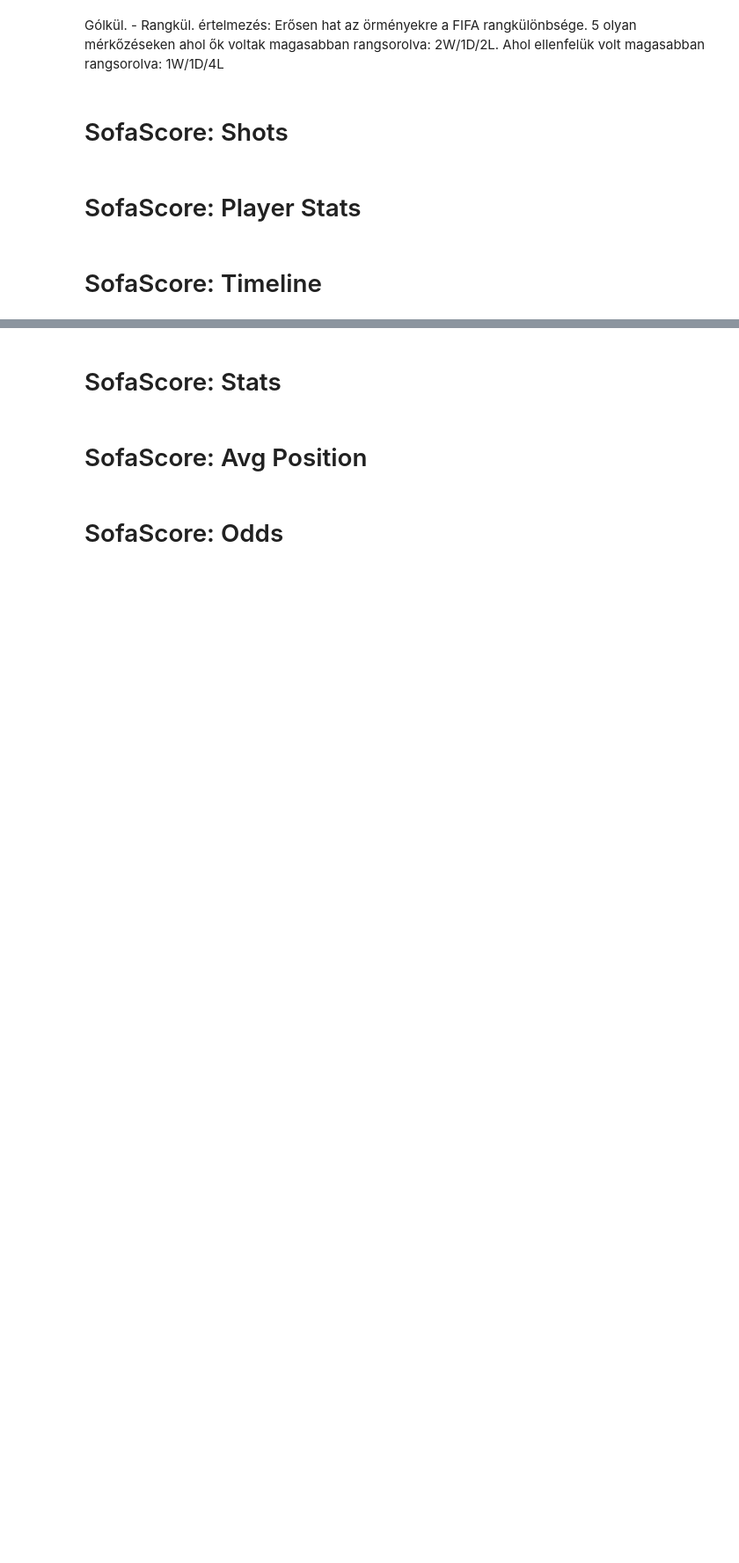
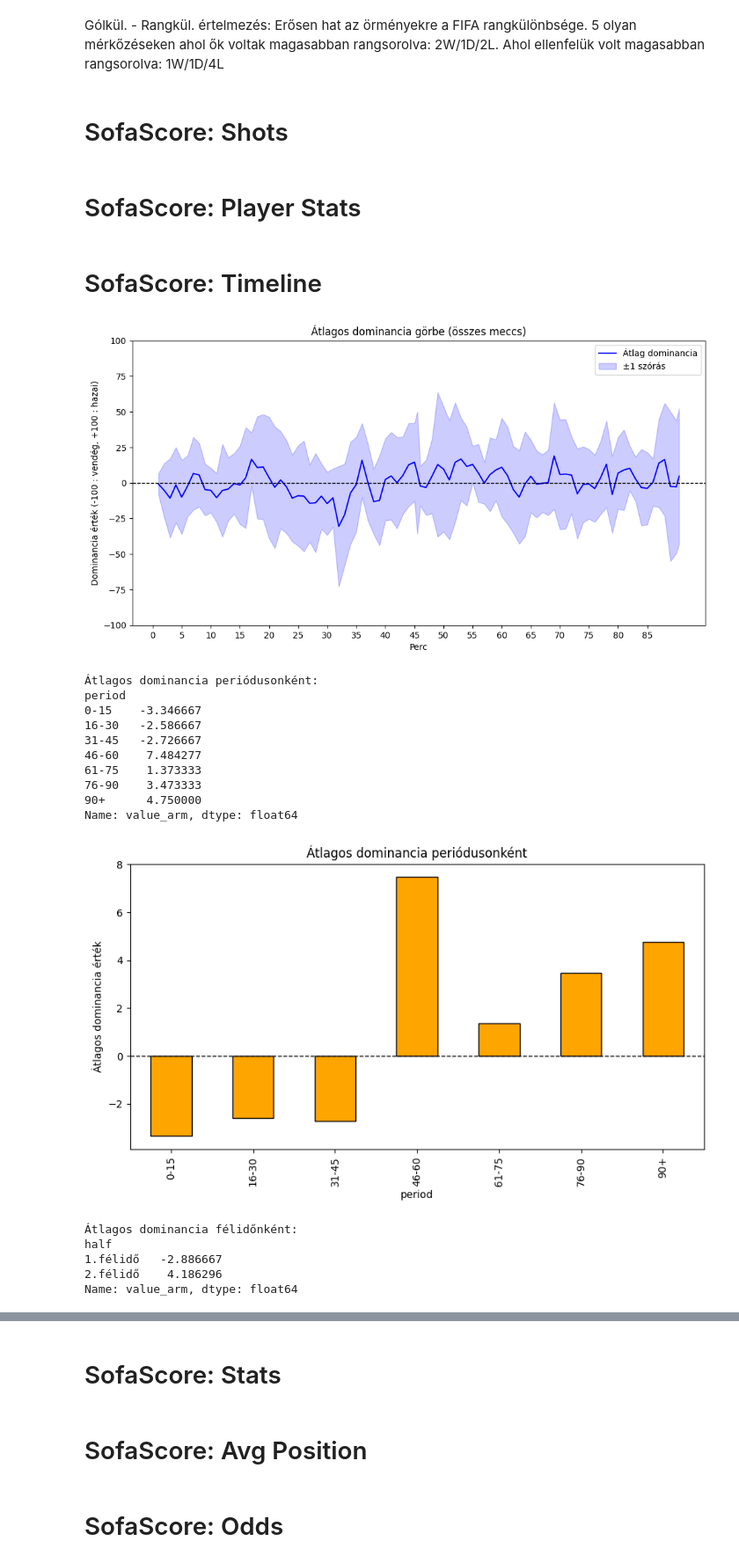
Before and after one commit to Admex666/TSDP, a Jupyter notebook: HUN-ARM/main.ipynb, the cells around one changed output, grey strips where cells are left out. Shown: that part at 88% size. Cells and saved outputs as stored; diff of their text form; code cells hidden in the pictures; blank space fills up the shorter version.

```diff
--- a/HUN-ARM/main.ipynb
+++ b/HUN-ARM/main.ipynb
@@ -974,13 +1044,17 @@ print(all_pstats.columns)
 # %%
 # SofaScore: All timelines
+
+import numpy as np
 
 all_tlines = pd.DataFrame()
 for key in sofascore_data.keys():
     game_tline = sofascore_data[key]['Timeline']
     game_name = key.split('.')[0].split('_')[-1]
     game_tline['game_name'] = game_name
+    home_name = game_name.split('-')[0]
+    game_tline['value_arm'] = game_tline.value * -1 if home_name != "ARM" else game_tline.value
 
     all_tlines = pd.concat([all_tlines, game_tline])
 
 print(all_tlines.columns)
-print(all_tlines.game_name.unique())
+print(all_tlines.sample(10))
@@ -3477,10 +3616,12 @@ print(matchlogs_df[['Opponent', 'Opponent_rank']])
 # %%
+# Dominancia
+
 import pandas as pd
 import matplotlib.pyplot as plt
 
 # 1. Átlagos timeline görbe az összes meccsre
-avg_tline = all_tlines.groupby("minute")["value"].mean()
-std_tline = all_tlines.groupby("minute")["value"].std()
+avg_tline = all_tlines.groupby("minute")["value_arm"].mean()
+std_tline = all_tlines.groupby("minute")["value_arm"].std()
 
 plt.figure(figsize=(12,6))
 plt.plot(avg_tline.index, avg_tline.values, label="Átlag dominancia", color="blue")
@@ -3497,32 +3638,50 @@ plt.ylabel("Dominancia érték (-100 : vendég, +100 : hazai)")
 plt.legend()
 plt.show()
 
 # 2. Periódus bontás
 bins = [0,15,30,45,60,75,90,95]  # hosszabbítás is külön
 labels = ["0-15","16-30","31-45","46-60","61-75","76-90","90+"]
 all_tlines["period"] = pd.cut(all_tlines["minute"], bins=bins, labels=labels, right=True)
 
-period_means = all_tlines.groupby("period")["value"].mean()
+period_means = all_tlines.groupby("period")["value_arm"].mean()
 print("\nÁtlagos dominancia periódusonként:")
 print(period_means)
 
 plt.figure(figsize=(10,5))
 period_means.plot(kind="bar", color="orange", edgecolor="black")
 plt.axhline(0, color="black", linestyle="--", linewidth=1)
 plt.title("Átlagos dominancia periódusonként")
 plt.ylabel("Átlagos dominancia érték")
 plt.show()
 
 # 3. Első vs második félidő
 all_tlines["half"] = all_tlines["minute"].apply(lambda x: "1.félidő" if x <= 45 else "2.félidő")
-half_means = all_tlines.groupby("half")["value"].mean()
+half_means = all_tlines.groupby("half")["value_arm"].mean()
 
 print("\nÁtlagos dominancia félidőnként:")
 print(half_means)
 
 plt.figure(figsize=(6,4))
 half_means.plot(kind="bar", color=["green","red"], edgecolor="black")
 plt.axhline(0, color="black", linestyle="--", linewidth=1)
 plt.title("Átlagos dominancia félidőnként")
 plt.ylabel("Átlagos dominancia érték")
 plt.show()
+# %% [output]
+[figure, added]
+Átlagos dominancia periódusonként:
+period
+0-15    -3.346667
+16-30   -2.586667
+31-45   -2.726667
+46-60    7.484277
+61-75    1.373333
+76-90    3.473333
+90+      4.750000
+Name: value_arm, dtype: float64
+[figure, added]
+Átlagos dominancia félidőnként:
+half
+1.félidő   -2.886667
+2.félidő    4.186296
+Name: value_arm, dtype: float64
```
Also changed, not shown: parts of 17 cells of this notebook, 2 other files.
